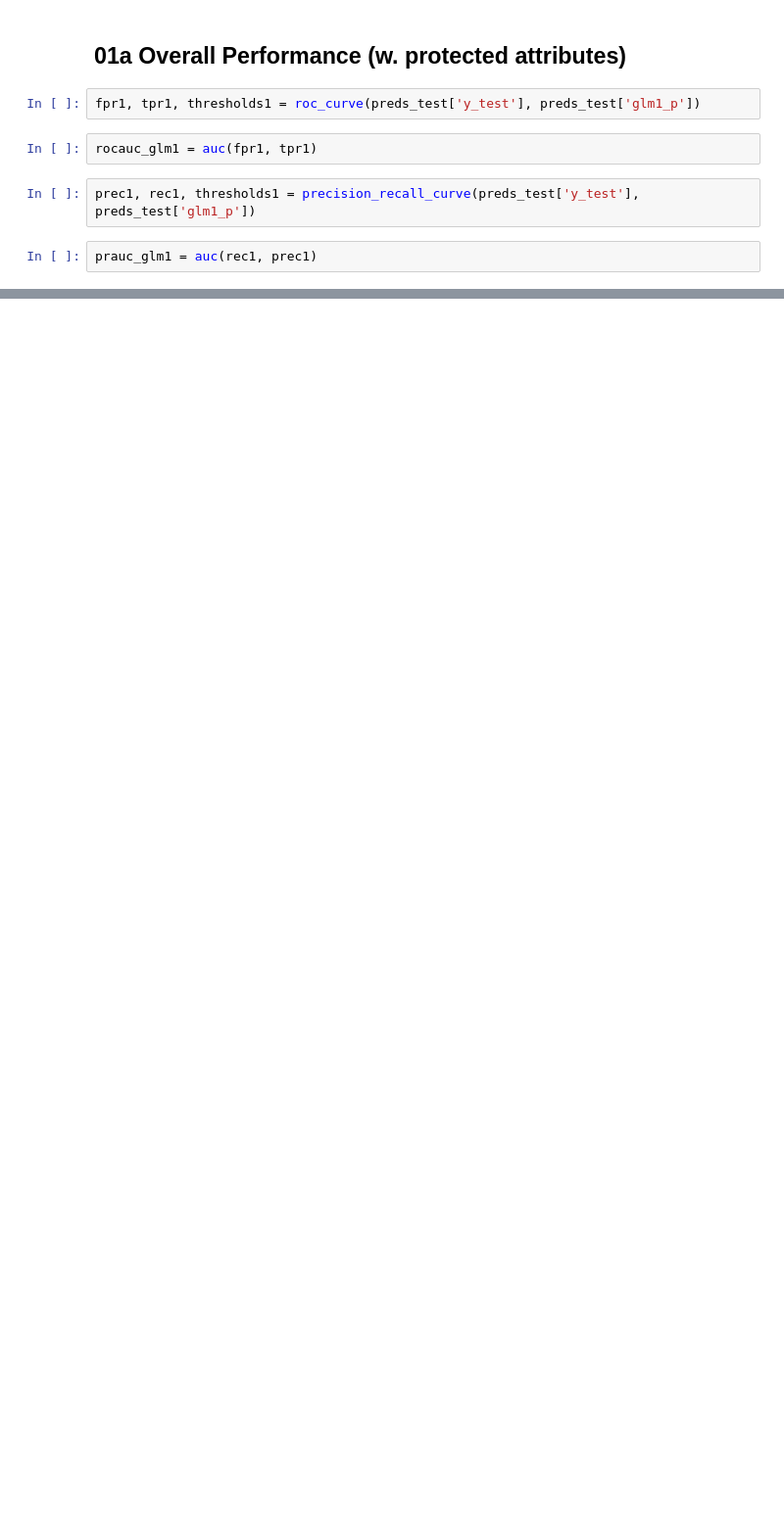
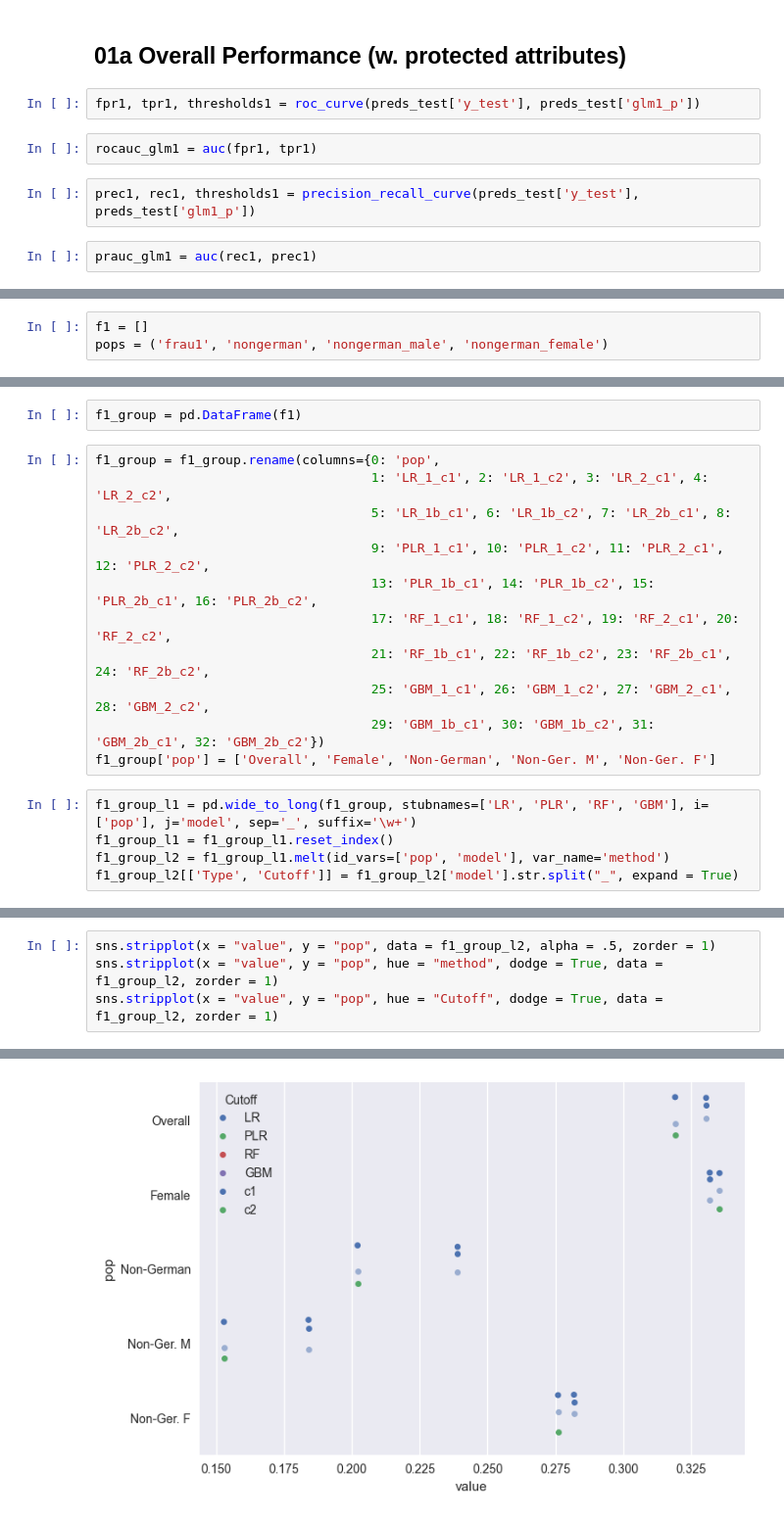
Before and after one commit to jsbroden/CMA_Fairness, a Jupyter notebook: 03a_eval_perf.ipynb, the cells around one changed output, grey strips where cells are left out. Shown at 98% size. Saved outputs shown, nothing was run; the diff lists cells and outputs as text; blank space fills up the shorter version.

```diff
--- a/03a_eval_perf.ipynb
+++ b/03a_eval_perf.ipynb
@@ -33,0 +162,3 @@ prauc_glm1 = auc(rec1, prec1)
+# %%
+f1 = []
+pops = ('frau1', 'nongerman', 'nongerman_male', 'nongerman_female')
@@ -33,0 +237,18 @@ prauc_glm1 = auc(rec1, prec1)
+# %%
+f1_group = pd.DataFrame(f1)
+# %%
+f1_group = f1_group.rename(columns={0: 'pop',
+                                    1: 'LR_1_c1', 2: 'LR_1_c2', 3: 'LR_2_c1', 4: 'LR_2_c2',
+                                    5: 'LR_1b_c1', 6: 'LR_1b_c2', 7: 'LR_2b_c1', 8: 'LR_2b_c2',
+                                    9: 'PLR_1_c1', 10: 'PLR_1_c2', 11: 'PLR_2_c1', 12: 'PLR_2_c2',
+                                    13: 'PLR_1b_c1', 14: 'PLR_1b_c2', 15: 'PLR_2b_c1', 16: 'PLR_2b_c2',
+                                    17: 'RF_1_c1', 18: 'RF_1_c2', 19: 'RF_2_c1', 20: 'RF_2_c2',
+                                    21: 'RF_1b_c1', 22: 'RF_1b_c2', 23: 'RF_2b_c1', 24: 'RF_2b_c2',
+                                    25: 'GBM_1_c1', 26: 'GBM_1_c2', 27: 'GBM_2_c1', 28: 'GBM_2_c2',
+                                    29: 'GBM_1b_c1', 30: 'GBM_1b_c2', 31: 'GBM_2b_c1', 32: 'GBM_2b_c2'})
+f1_group['pop'] = ['Overall', 'Female', 'Non-German', 'Non-Ger. M', 'Non-Ger. F']
+# %%
+f1_group_l1 = pd.wide_to_long(f1_group, stubnames=['LR', 'PLR', 'RF', 'GBM'], i=['pop'], j='model', sep='_', suffix='\w+')
+f1_group_l1 = f1_group_l1.reset_index()
+f1_group_l2 = f1_group_l1.melt(id_vars=['pop', 'model'], var_name='method')
+f1_group_l2[['Type', 'Cutoff']] = f1_group_l2['model'].str.split("_", expand = True)
@@ -33,0 +353,5 @@ prauc_glm1 = auc(rec1, prec1)
+# %%
+sns.stripplot(x = "value", y = "pop", data = f1_group_l2, alpha = .5, zorder = 1)
+sns.stripplot(x = "value", y = "pop", hue = "method", dodge = True, data = f1_group_l2, zorder = 1)
+sns.stripplot(x = "value", y = "pop", hue = "Cutoff", dodge = True, data = f1_group_l2, zorder = 1)
+# %% [output]
@@ -33,0 +359 @@ prauc_glm1 = auc(rec1, prec1)
+[figure, added]
```
Also changed, not shown: parts of 37 cells of this notebook, 10 other files.
